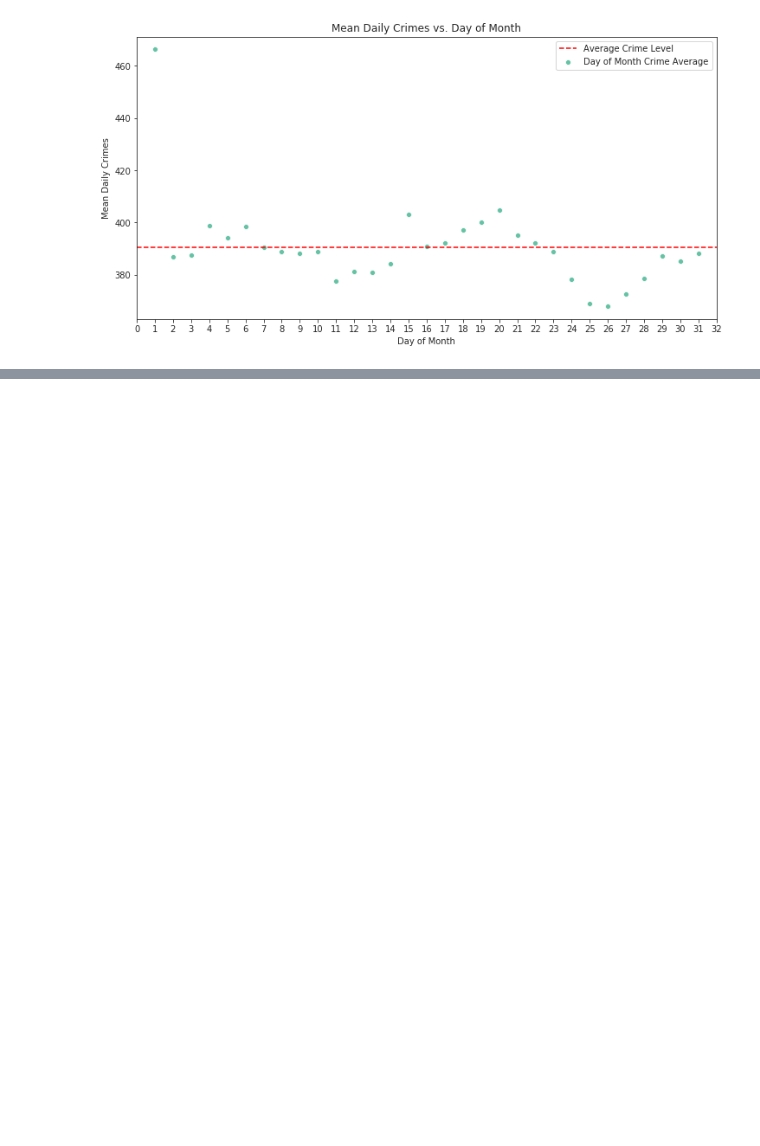
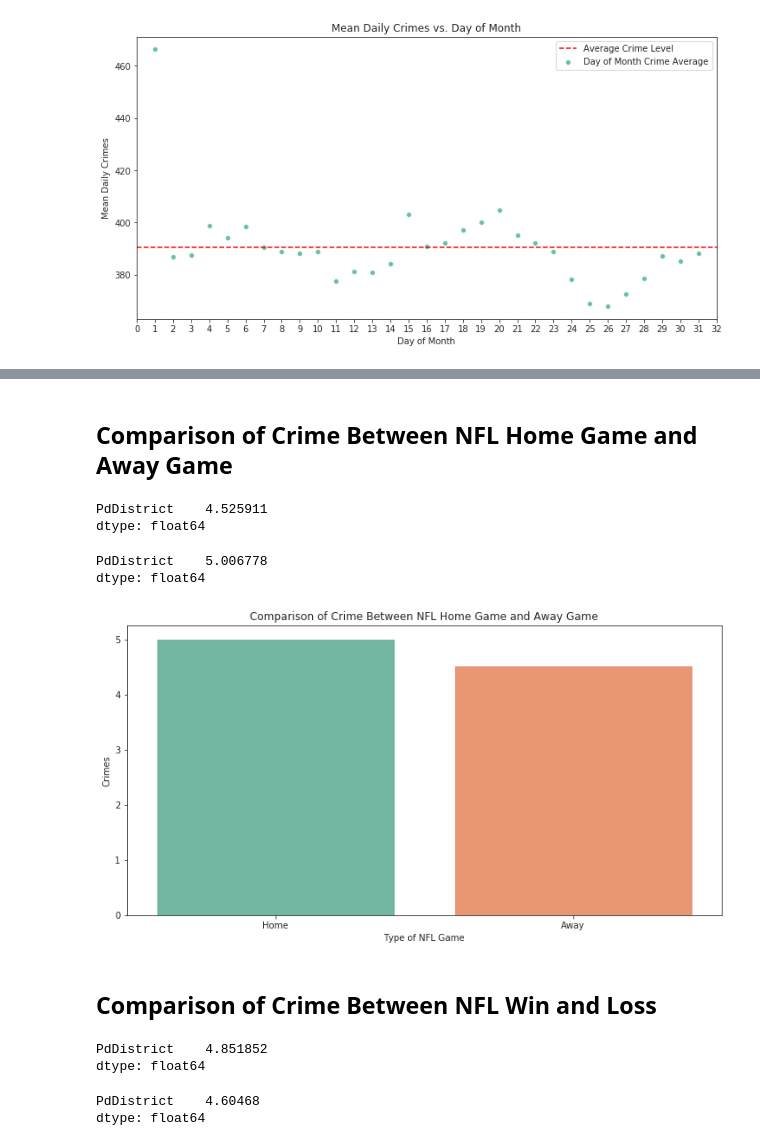
Before and after one commit to fescobar96/Crime-Prediction-in-San-Francisco, a Jupyter notebook: EDA.ipynb, the cells around one changed output, grey strips where cells are left out. Cells and saved outputs as stored; diff of their text form; code cells hidden in the pictures; blank space fills up the shorter version.

```diff
--- a/EDA.ipynb
+++ b/EDA.ipynb
@@ -279,0 +330,31 @@ plt.show()
+# %% [markdown]
+## **Comparison of Crime Between NFL Home Game and Away Game**
+# %%
+data_nfl = data.copy()
+data_home = data_nfl[data_nfl["NFL_Home"].astype("int") == 1]
+data_away = data_nfl[data_nfl["NFL_Home"]==0]
+# %%
+data_home_mean = data_home.resample("D").agg({"PdDistrict":"count"}).dropna().mean()
+# %%
+data_away_mean = data_away.resample("D").agg({"PdDistrict":"count"}).dropna().mean()
+# %%
+data_away_mean
+# %% [output]
+PdDistrict    4.525911
+dtype: float64
+# %%
+data_home_mean
+# %% [output]
+PdDistrict    5.006778
+dtype: float64
+# %%
+plt.figure(figsize=(12,6))
+sns.barplot(x=["Home", "Away"], y=[data_home_mean, data_away_mean])
+plt.title("Comparison of Crime Between NFL Home Game and Away Game")
+plt.ylabel("Crimes")
+plt.xlabel("Type of NFL Game")
+plt.show()
+# %% [output]
+[figure, added]
+# %% [markdown]
+## **Comparison of Crime Between NFL Win and Loss**
@@ -279,0 +369,10 @@ plt.show()
+# %%
+data_game_win_mean
+# %% [output]
+PdDistrict    4.851852
+dtype: float64
+# %%
+data_game_loss_mean
+# %% [output]
+PdDistrict    4.60468
+dtype: float64
```
Also changed, not shown: parts of 27 cells of this notebook.
